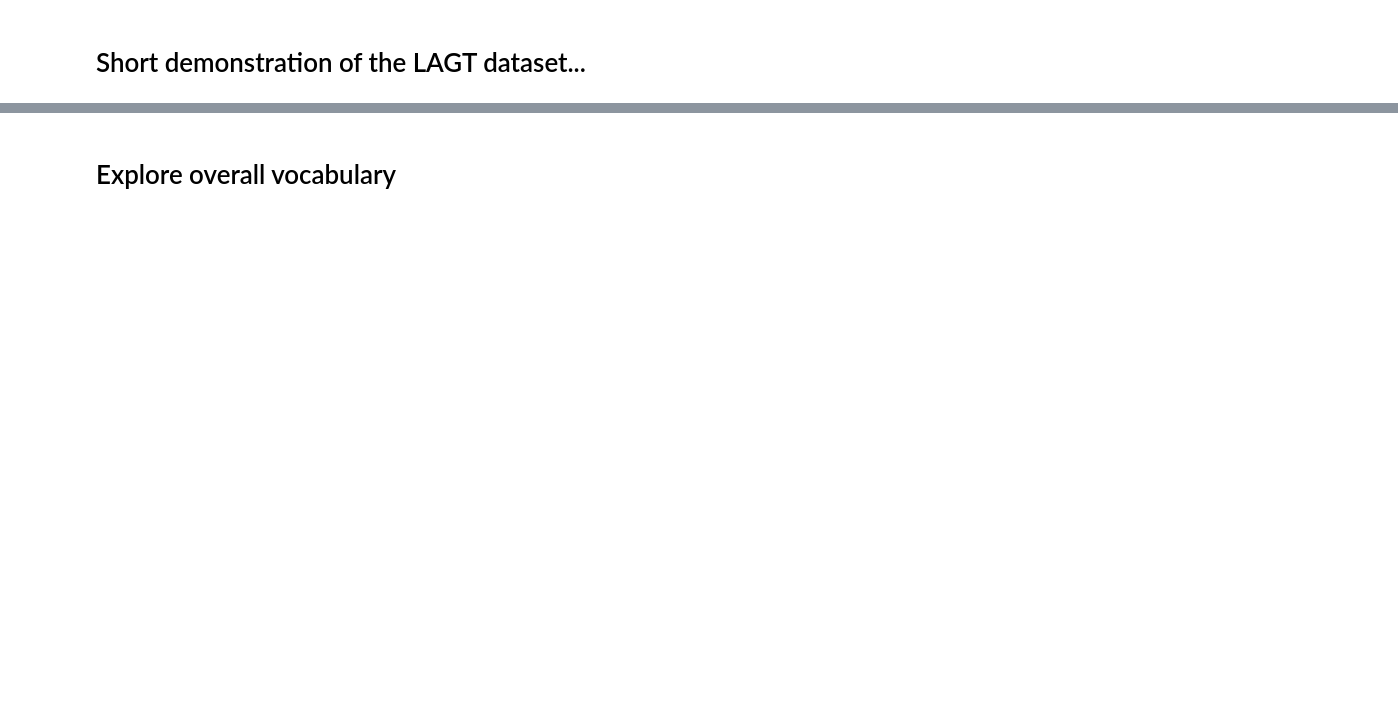
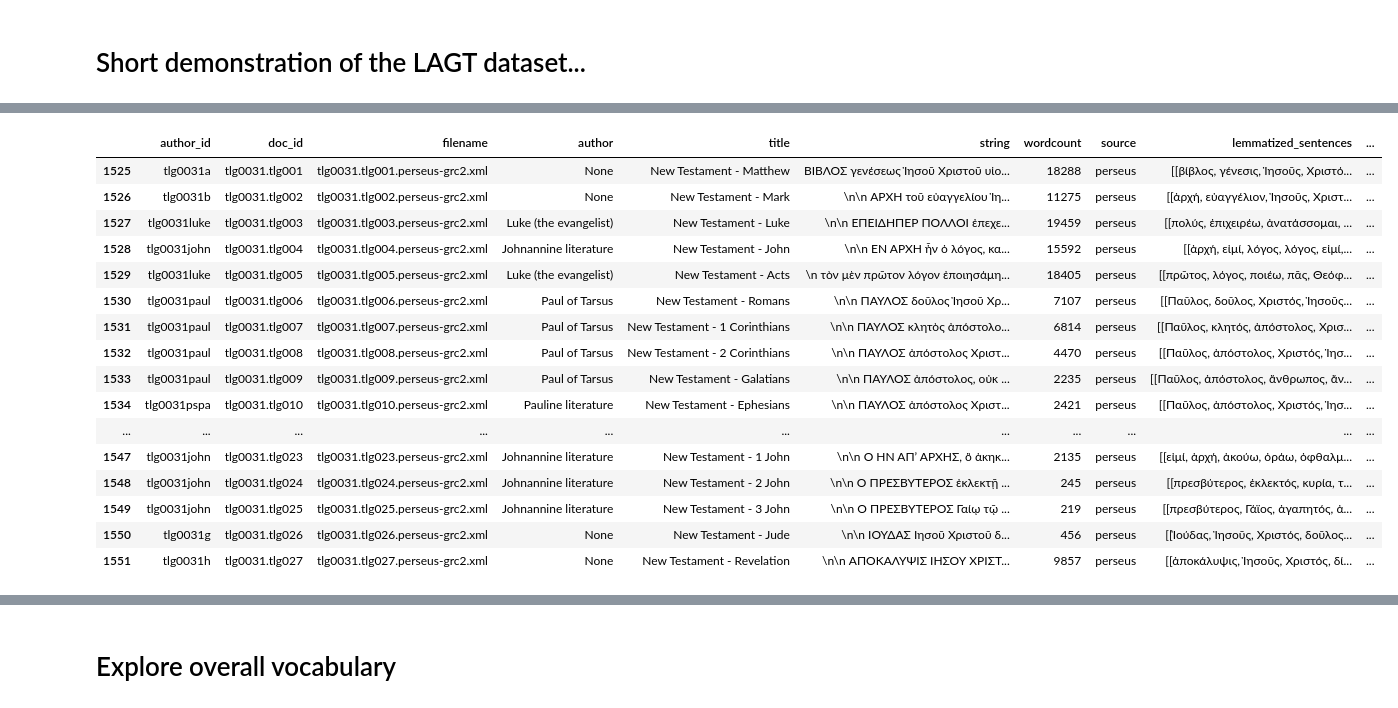
Before and after one commit to kasev/theos, a Jupyter notebook: scripts/1_lagt_ngrams_extraction+explorations.ipynb, the cells around one changed output, grey strips where cells are left out. Drawn from its saved outputs; the diff is of its cells as text; code cells hidden in the pictures; blank space fills up the shorter version.

```diff
--- a/scripts/1_lagt_ngrams_extraction+explorations.ipynb
+++ b/scripts/1_lagt_ngrams_extraction+explorations.ipynb
@@ -46,3 +60,23 @@ LAGT.head(5)
+# %%
+LAGT[LAGT["author_id"].str.startswith("tlg0031")]
+# %% [output]
+|  | author_id | doc_id | filename | author | title | string | wordcount | source | lemmatized_sentences | ... |
+| 1525 | tlg0031a | tlg0031.tlg001 | tlg0031.tlg001.perseus-grc2.xml | None | New Testament - Matthew | ΒΙΒΛΟΣ γενέσεως Ἰησοῦ Χριστοῦ υἱο... | 18288 | perseus | [[βίβλος, γένεσις, Ἰησοῦς, Χριστό... | ... |
+| 1526 | tlg0031b | tlg0031.tlg002 | tlg0031.tlg002.perseus-grc2.xml | None | New Testament - Mark | \n\n ΑΡΧΗ τοῦ εὐαγγελίου Ἰη... | 11275 | perseus | [[ἀρχή, εὐαγγέλιον, Ἰησοῦς, Χριστ... | ... |
+| 1527 | tlg0031luke | tlg0031.tlg003 | tlg0031.tlg003.perseus-grc2.xml | Luke (the evangelist) | New Testament - Luke | \n\n ΕΠΕΙΔΗΠΕΡ ΠΟΛΛΟΙ ἐπεχε... | 19459 | perseus | [[πολύς, ἐπιχειρέω, ἀνατάσσομαι, ... | ... |
+| 1528 | tlg0031john | tlg0031.tlg004 | tlg0031.tlg004.perseus-grc2.xml | Johnannine literature | New Testament - John | \n\n ΕΝ ΑΡΧΗ ἦν ὁ λόγος, κα... | 15592 | perseus | [[ἀρχή, εἰμί, λόγος, λόγος, εἰμί,... | ... |
+| 1529 | tlg0031luke | tlg0031.tlg005 | tlg0031.tlg005.perseus-grc2.xml | Luke (the evangelist) | New Testament - Acts | \n τὸν μὲν πρῶτον λόγον ἐποιησάμη... | 18405 | perseus | [[πρῶτος, λόγος, ποιέω, πᾶς, Θεόφ... | ... |
+| 1530 | tlg0031paul | tlg0031.tlg006 | tlg0031.tlg006.perseus-grc2.xml | Paul of Tarsus | New Testament - Romans | \n\n ΠΑΥΛΟΣ δοῦλος Ἰησοῦ Χρ... | 7107 | perseus | [[Παῦλος, δοῦλος, Χριστός, Ἰησοῦς... | ... |
+| 1531 | tlg0031paul | tlg0031.tlg007 | tlg0031.tlg007.perseus-grc2.xml | Paul of Tarsus | New Testament - 1 Corinthians | \n\n ΠΑΥΛΟΣ κλητὸς ἀπόστολο... | 6814 | perseus | [[Παῦλος, κλητός, ἀπόστολος, Χρισ... | ... |
+| 1532 | tlg0031paul | tlg0031.tlg008 | tlg0031.tlg008.perseus-grc2.xml | Paul of Tarsus | New Testament - 2 Corinthians | \n\n ΠΑΥΛΟΣ ἀπόστολος Χριστ... | 4470 | perseus | [[Παῦλος, ἀπόστολος, Χριστός, Ἰησ... | ... |
+| 1533 | tlg0031paul | tlg0031.tlg009 | tlg0031.tlg009.perseus-grc2.xml | Paul of Tarsus | New Testament - Galatians | \n\n ΠΑΥΛΟΣ ἀπόστολος, οὐκ ... | 2235 | perseus | [[Παῦλος, ἀπόστολος, ἄνθρωπος, ἄν... | ... |
+| 1534 | tlg0031pspa | tlg0031.tlg010 | tlg0031.tlg010.perseus-grc2.xml | Pauline literature | New Testament - Ephesians | \n\n ΠΑΥΛΟΣ ἀπόστολος Χριστ... | 2421 | perseus | [[Παῦλος, ἀπόστολος, Χριστός, Ἰησ... | ... |
+| ... | ... | ... | ... | ... | ... | ... | ... | ... | ... | ... |
+| 1547 | tlg0031john | tlg0031.tlg023 | tlg0031.tlg023.perseus-grc2.xml | Johnannine literature | New Testament - 1 John | \n\n Ο ΗΝ ΑΠʼ ΑΡΧΗΣ, ὃ ἀκηκ... | 2135 | perseus | [[εἰμί, ἀρχή, ἀκούω, ὁράω, ὀφθαλμ... | ... |
+| 1548 | tlg0031john | tlg0031.tlg024 | tlg0031.tlg024.perseus-grc2.xml | Johnannine literature | New Testament - 2 John | \n\n Ο ΠΡΕΣΒΥΤΕΡΟΣ ἐκλεκτῇ ... | 245 | perseus | [[πρεσβύτερος, ἐκλεκτός, κυρία, τ... | ... |
+| 1549 | tlg0031john | tlg0031.tlg025 | tlg0031.tlg025.perseus-grc2.xml | Johnannine literature | New Testament - 3 John | \n\n Ο ΠΡΕΣΒΥΤΕΡΟΣ Γαίῳ τῷ ... | 219 | perseus | [[πρεσβύτερος, Γάϊος, ἀγαπητός, ἀ... | ... |
+| 1550 | tlg0031g | tlg0031.tlg026 | tlg0031.tlg026.perseus-grc2.xml | None | New Testament - Jude | \n\n ΙΟΥΔΑΣ Ἰησοῦ Χριστοῦ δ... | 456 | perseus | [[Ἰούδας, Ἰησοῦς, Χριστός, δοῦλος... | ... |
+| 1551 | tlg0031h | tlg0031.tlg027 | tlg0031.tlg027.perseus-grc2.xml | None | New Testament - Revelation | \n\n ΑΠΟΚΑΛΥΨΙΣ ΙΗΣΟΥ ΧΡΙΣΤ... | 9857 | perseus | [[ἀποκάλυψις, Ἰησοῦς, Χριστός, δί... | ... |
 # %%
 # extract a list of all lemmatized words from all lemmatized sentences
 wordlist = [w for sent in [sent for work in LAGT["lemmatized_sentences"] for sent in work] for w in sent]
```
Also changed, not shown: parts of 39 cells of this notebook, 1 other file.
